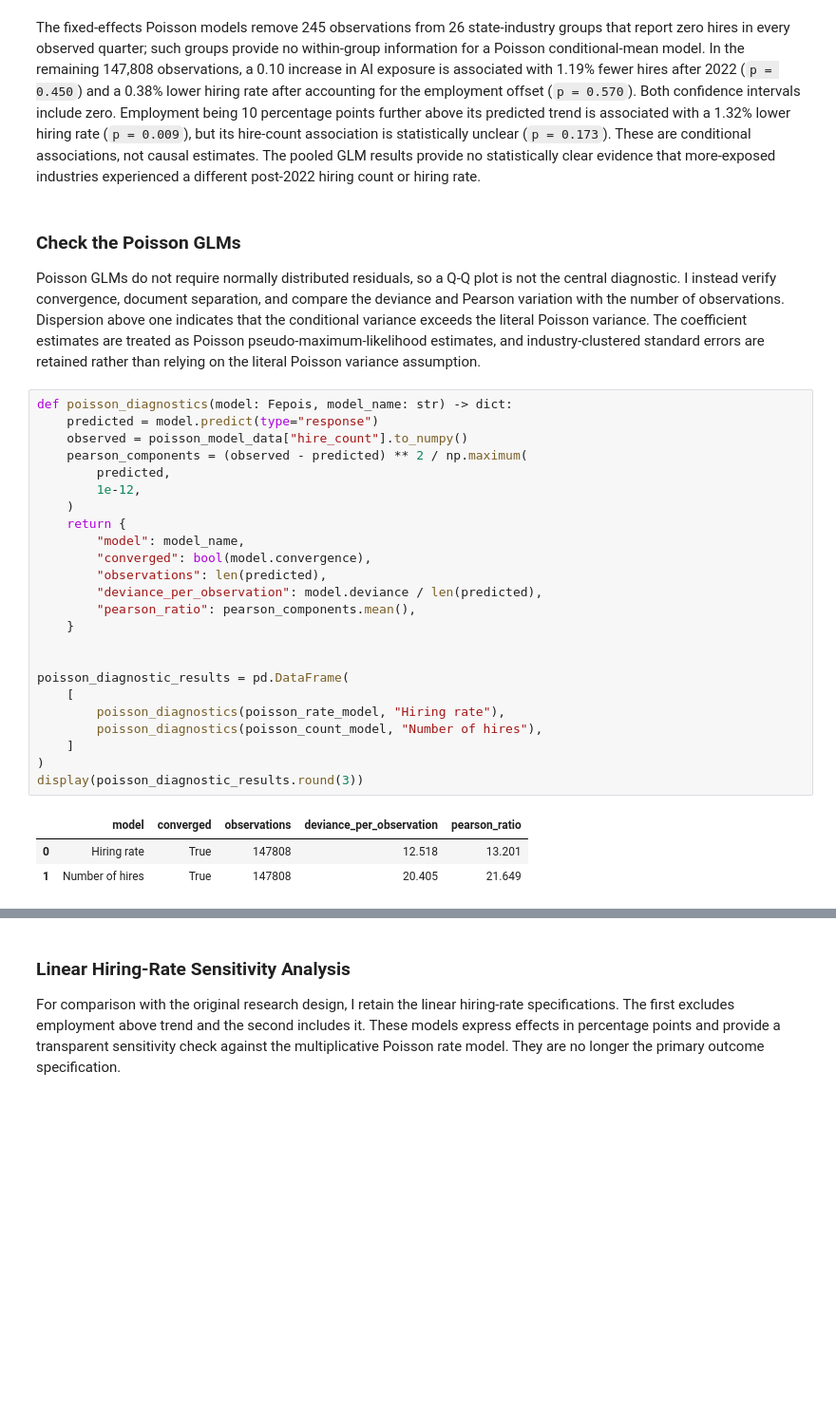
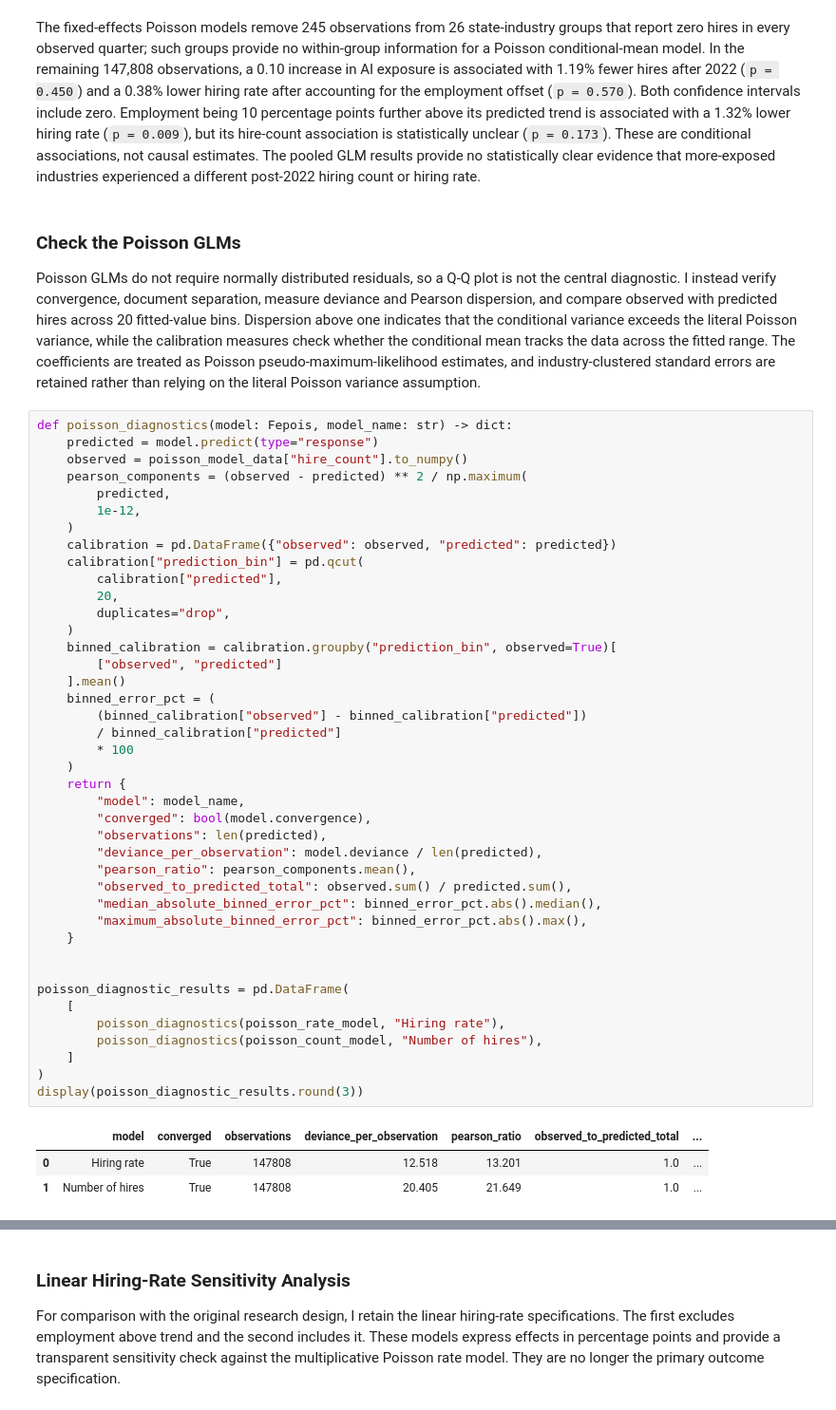
Before and after one commit to viet0901/senior-research, a Jupyter notebook: notebooks/02_research_analysis.ipynb, the cells around one changed output, grey strips where cells are left out. Shown at 95% size. Drawn from its saved outputs; the diff is of its cells as text; blank space fills up the shorter version.

Commit message:
Align GLM interpretations and diagnostics

```diff
--- a/notebooks/02_research_analysis.ipynb
+++ b/notebooks/02_research_analysis.ipynb
@@ -936,33 +936,50 @@ The fixed-effects Poisson models remove 245 observations from 26 state-industry
 # %% [markdown]
 ### Check the Poisson GLMs
 
-Poisson GLMs do not require normally distributed residuals, so a Q-Q plot is not the central diagnostic. I instead verify convergence, document separation, and compare the deviance and Pearson variation with the number of observations. Dispersion above one indicates that the conditional variance exceeds the literal Poisson variance. The coefficient estimates are treated as Poisson pseudo-maximum-likelihood estimates, and industry-clustered standard errors are retained rather than relying on the literal Poisson variance assumption.
+Poisson GLMs do not require normally distributed residuals, so a Q-Q plot is not the central diagnostic. I instead verify convergence, document separation, measure deviance and Pearson dispersion, and compare observed with predicted hires across 20 fitted-value bins. Dispersion above one indicates that the conditional variance exceeds the literal Poisson variance, while the calibration measures check whether the conditional mean tracks the data across the fitted range. The coefficients are treated as Poisson pseudo-maximum-likelihood estimates, and industry-clustered standard errors are retained rather than relying on the literal Poisson variance assumption.
 # %%
 def poisson_diagnostics(model: Fepois, model_name: str) -> dict:
     predicted = model.predict(type="response")
     observed = poisson_model_data["hire_count"].to_numpy()
     pearson_components = (observed - predicted) ** 2 / np.maximum(
         predicted,
         1e-12,
     )
+    calibration = pd.DataFrame({"observed": observed, "predicted": predicted})
+    calibration["prediction_bin"] = pd.qcut(
+        calibration["predicted"],
+        20,
+        duplicates="drop",
+    )
+    binned_calibration = calibration.groupby("prediction_bin", observed=True)[
+        ["observed", "predicted"]
+    ].mean()
+    binned_error_pct = (
+        (binned_calibration["observed"] - binned_calibration["predicted"])
+        / binned_calibration["predicted"]
+        * 100
+    )
     return {
         "model": model_name,
         "converged": bool(model.convergence),
         "observations": len(predicted),
         "deviance_per_observation": model.deviance / len(predicted),
         "pearson_ratio": pearson_components.mean(),
+        "observed_to_predicted_total": observed.sum() / predicted.sum(),
+        "median_absolute_binned_error_pct": binned_error_pct.abs().median(),
+        "maximum_absolute_binned_error_pct": binned_error_pct.abs().max(),
     }
 
 
 poisson_diagnostic_results = pd.DataFrame(
     [
         poisson_diagnostics(poisson_rate_model, "Hiring rate"),
         poisson_diagnostics(poisson_count_model, "Number of hires"),
     ]
 )
 display(poisson_diagnostic_results.round(3))
 # %% [output]
-|  | model | converged | observations | deviance_per_observation | pearson_ratio |
-| 0 | Hiring rate | True | 147808 | 12.518 | 13.201 |
-| 1 | Number of hires | True | 147808 | 20.405 | 21.649 |
+|  | model | converged | observations | deviance_per_observation | pearson_ratio | observed_to_predicted_total | ... |
+| 0 | Hiring rate | True | 147808 | 12.518 | 13.201 | 1.0 | ... |
+| 1 | Number of hires | True | 147808 | 20.405 | 21.649 | 1.0 | ... |
 # %% [markdown]
```
Also changed, not shown: parts of 8 cells of this notebook, 3 other files.
